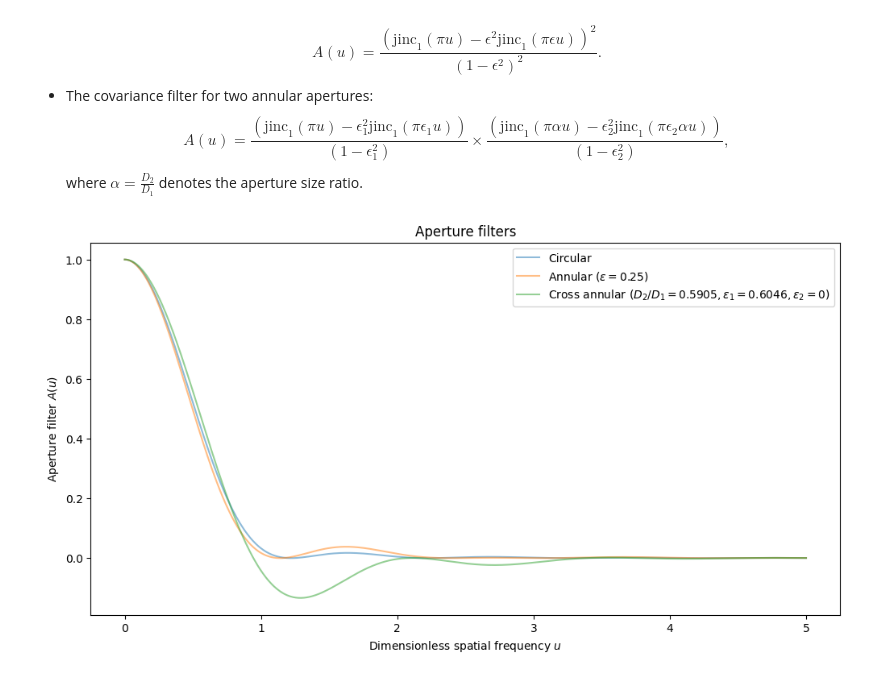
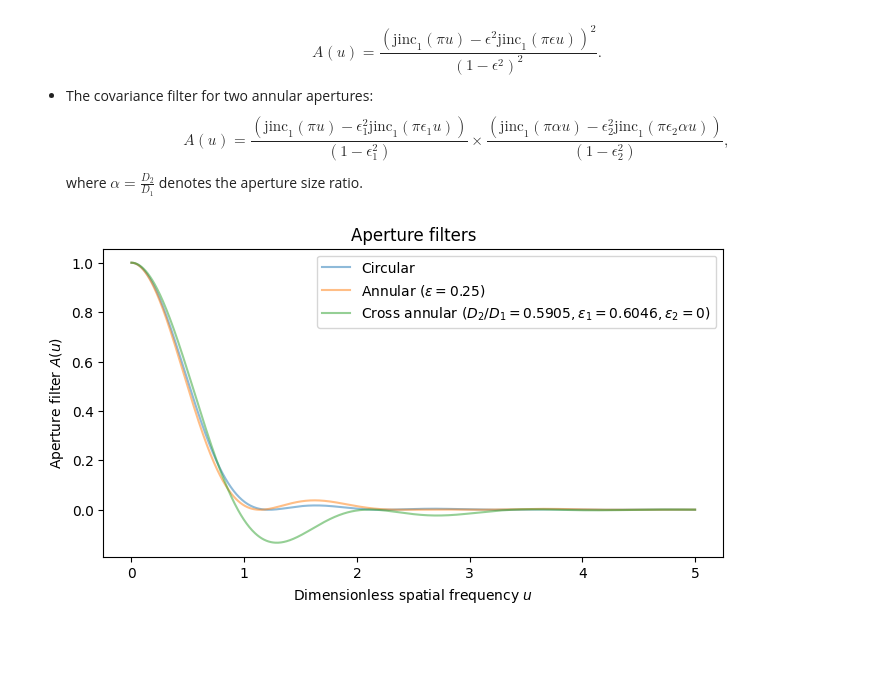
Before and after one commit to matwey/pyweif, a Jupyter notebook: docs/notebooks/aperture_filter.ipynb, the cells around one changed output. Cells and saved outputs as stored; diff of their text form; code cells hidden in the pictures; blank space fills up the shorter version.

```diff
--- a/docs/notebooks/aperture_filter.ipynb
+++ b/docs/notebooks/aperture_filter.ipynb
@@ -45,16 +45,16 @@ APERTURE_FILTERS = {
 # %%
 U = np.linspace(0, 5, 1000)
 # %%
-plt.figure(figsize=(12, 6))
+plt.figure(figsize=(8, 4))
 
 for name, aperture_filter in APERTURE_FILTERS.items():
     plt.plot(U, aperture_filter(U), label=name, alpha=0.5)
 
 plt.title("Aperture filters")
 plt.xlabel("Dimensionless spatial frequency $u$")
 plt.ylabel("Aperture filter $A(u)$")
 plt.legend()
 
 pass
 # %% [output]
-[figure, old version]
+[figure, new version]
```
Also changed, not shown: parts of 1 cell of this notebook, 4 other files.
